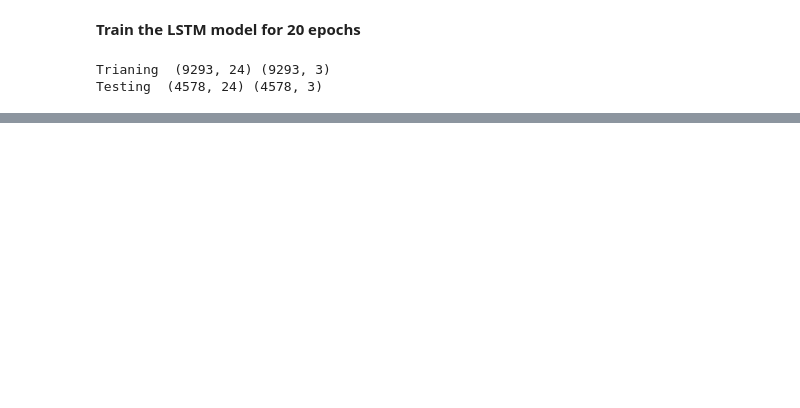
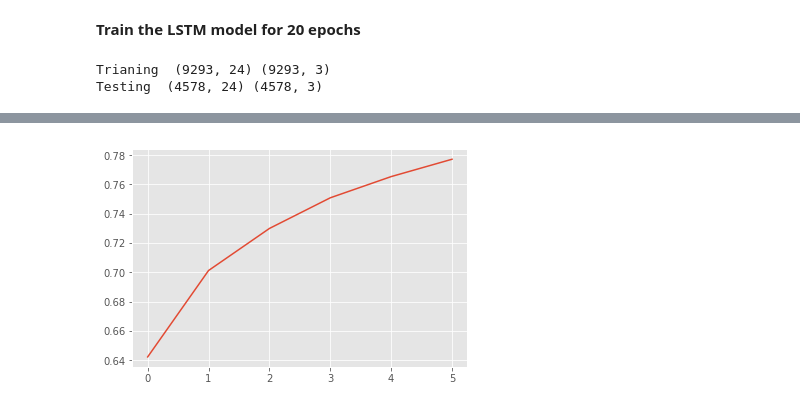
Before and after one commit to HassanSherwani/NLP-Natural-Language-Processing-, a Jupyter notebook: Sentiment_Analysis/Sentiment_classifier.ipynb, the cells around one changed output, grey strips where cells are left out. Saved outputs shown, nothing was run; the diff lists cells and outputs as text; code cells hidden in the pictures; blank space fills up the shorter version.

```diff
--- a/Sentiment_Analysis/Sentiment_classifier.ipynb
+++ b/Sentiment_Analysis/Sentiment_classifier.ipynb
@@ -463,0 +479,7 @@ def plot_history(history):
+# %%
+# plot metrics for training accuracy
+from matplotlib import pyplot
+pyplot.plot(history.history['acc'], label='train')
+pyplot.show()
+# %% [output]
+[figure, added]
```
Also changed, not shown: parts of 80 cells of this notebook.
